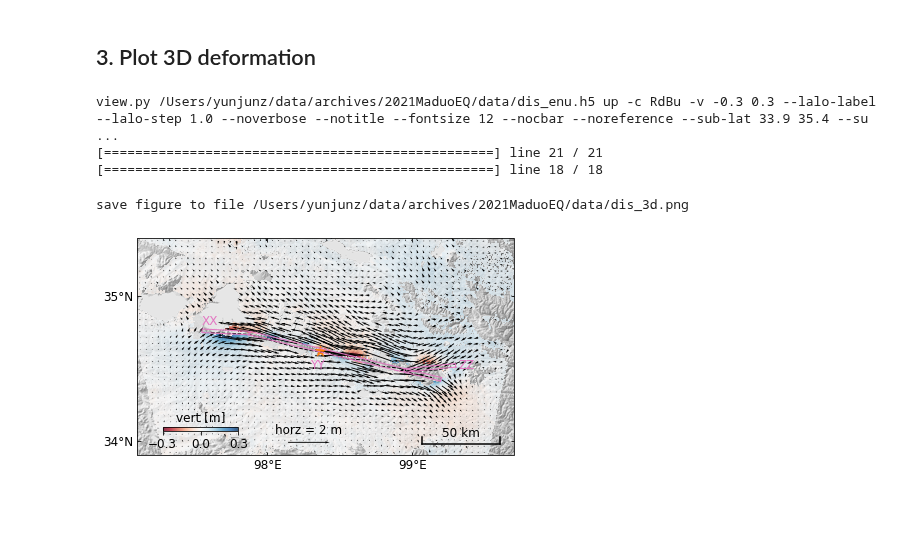
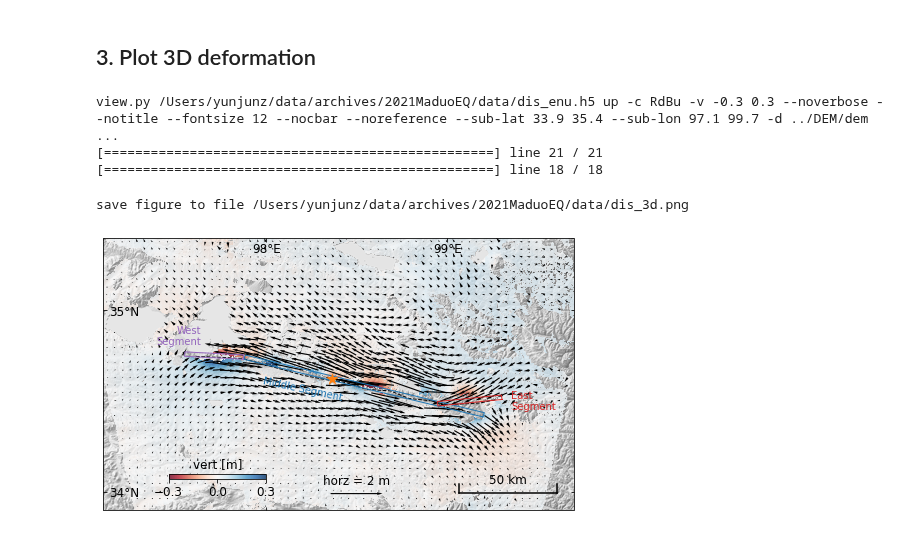
Before and after one commit to yunjunz/2021-Maduo-EQ, a Jupyter notebook: 4_defo3d.ipynb, the cells around one changed output. Cells and saved outputs as stored; diff of their text form; code cells hidden in the pictures; blank space fills up the shorter version.

Commit message:
defo3d: color-code the fault segments

```diff
--- a/4_defo3d.ipynb
+++ b/4_defo3d.ipynb
@@ -176,9 +176,10 @@ step = 50
 enu_file = os.path.join(work_dir, 'dis_enu.h5')
 
 # prep displacement up
-cmd = f'view.py {enu_file} up -c RdBu -v -0.3 0.3 --lalo-label --lalo-step 1.0 --noverbose --notitle --fontsize 12 --nocbar --noreference '
+cmd = f'view.py {enu_file} up -c RdBu -v -0.3 0.3 --noverbose --notitle --fontsize 12 --nocbar --noreference '
 cmd += ' --sub-lat 33.9 35.4 --sub-lon 97.1 99.7 -d ../DEM/demLat_N33_N36_Lon_E096_E101.dem --shade-max 7500 '
-cmd += ' --scalebar 0.2 0.86 0.05 '
+cmd += ' --scalebar 0.2 0.86 0.06 '
+#cmd += ' --lalo-label --lalo-step 1.0 '
 dis_u, atr, inps = view.prep_slice(cmd)
 
 # prep displacement east / north
@@ -194,36 +195,41 @@ faults = pp.read_gmt_lonlat_file(ll_file)
 fault_b_file = os.path.join(work_dir, 'fault_b')
 fault_bs = pp.read_gmt_lonlat_file(fault_b_file)
 # %% [output]
-view.py /Users/yunjunz/data/archives/2021MaduoEQ/data/dis_enu.h5 up -c RdBu -v -0.3 0.3 --lalo-label --lalo-step 1.0 --noverbose --notitle --fontsize 12 --nocbar --noreference --sub-lat 33.9 35.4 --su ...
+view.py /Users/yunjunz/data/archives/2021MaduoEQ/data/dis_enu.h5 up -c RdBu -v -0.3 0.3 --noverbose --notitle --fontsize 12 --nocbar --noreference --sub-lat 33.9 35.4 --sub-lon 97.1 99.7 -d ../DEM/dem ...
 [==================================================] line 21 / 21
 [==================================================] line 18 / 18
 # %%
-fig, ax = plt.subplots(figsize=[7, 4], subplot_kw=dict(projection=ccrs.PlateCarree()))
+cs = ['C0', 'C4', 'C3']  # hex color 1f77b4, 9467bd, d62728. They are close to GMT colors darkblue, purple and darkred
+
+fig, ax = plt.subplots(figsize=[9, 5], subplot_kw=dict(projection=ccrs.PlateCarree()))
 # plot vert displacement
 ax, inps, im, cbar = view.plot_slice(ax, dis_u, atr, inps)
+pp.draw_lalo_label(inps.geo_box, ax, lalo_step=inps.lalo_step, lalo_loc=[1, 0, 1, 0], lalo_max_num=inps.lalo_max_num,
+                   font_size=inps.font_size, projection=inps.map_proj_obj, print_msg=inps.print_msg, xoffset=-18, yoffset=-36)
 # plot horz displacement
 Q = ax.quiver(lons[int(step/2)::step], lats[int(step/2)::step],
               dis_e[int(step/2)::step, int(step/2)::step],
               dis_n[int(step/2)::step, int(step/2)::step], headwidth=2.5, alpha=1.0)
 # plot rupture traces, fault boundaries, hypocenter
 for i, fault in enumerate(faults):      ax.plot(fault[:,0], fault[:,1], 'k--', lw=1)
-for i, fault_b in enumerate(fault_bs):  ax.plot(fault_b[:,0], fault_b[:,1], '-', color='C6', lw=1)
-ax.scatter(98.362, 34.620, s=12**2, marker='*', c='C1', lw=0.3)
+for i, (fault_b, c) in enumerate(zip(fault_bs, cs)):
+    ax.plot(fault_b[:,0], fault_b[:,1], '-', color=c, lw=1)
+ax.annotate('Middle Segment', xy=(98.20, 34.50), xycoords='data', ha='center', fontsize=10, color=cs[0], rotation=-12)
+ax.annotate('West\nSegment',  xy=(97.64, 34.81), xycoords='data', ha='right',  fontsize=10, color=cs[1])
+ax.annotate('East\nSegment',  xy=(99.35, 34.45), xycoords='data', ha='left',   fontsize=10, color=cs[2])
+ax.scatter(98.362, 34.620, s=12**2, marker='*', c='C1', lw=0.3, zorder=10)
 
 # axis format
-cax = fig.add_axes([0.19, 0.21, 0.15, 0.015])
+cax = fig.add_axes([0.25, 0.21, 0.15, 0.015])
 cbar = fig.colorbar(im, cax=cax, orientation='horizontal', ticks=[-0.3, 0, 0.3])
 cbar.ax.set_title('vert [m]', fontsize=12)
-ax.quiverkey(Q, X=0.48, Y=0.17, U=2, label='horz = 2 m', labelsep=0.08, coordinates='figure')
-ax.annotate('XX', xy=(97.55,34.80), xycoords='data', color='C6') #, fontweight='bold')
-ax.annotate('YY', xy=(98.30,34.50), xycoords='data', color='C6') #, fontweight='bold')
-ax.annotate('ZZ', xy=(99.32,34.50), xycoords='data', color='C6') #, fontweight='bold')
+ax.quiverkey(Q, X=0.54, Y=0.17, U=2, label='horz = 2 m', labelsep=0.08, coordinates='figure')
 
 # output
 out_fig = os.path.abspath('dis_3d.png')
 print('save figure to file', out_fig)
 plt.savefig(out_fig, bbox_inches='tight', transparent=True, dpi=600)
 plt.show()
 # %% [output]
 save figure to file /Users/yunjunz/data/archives/2021MaduoEQ/data/dis_3d.png
-[figure, old version]
+[figure, new version]
```
